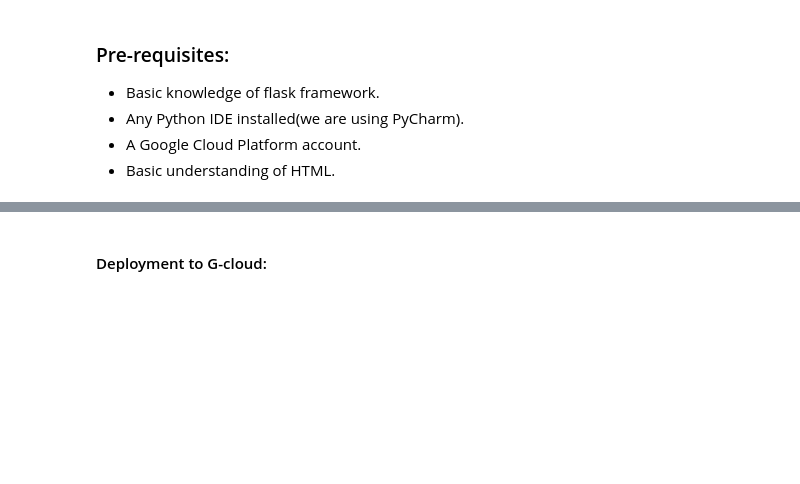
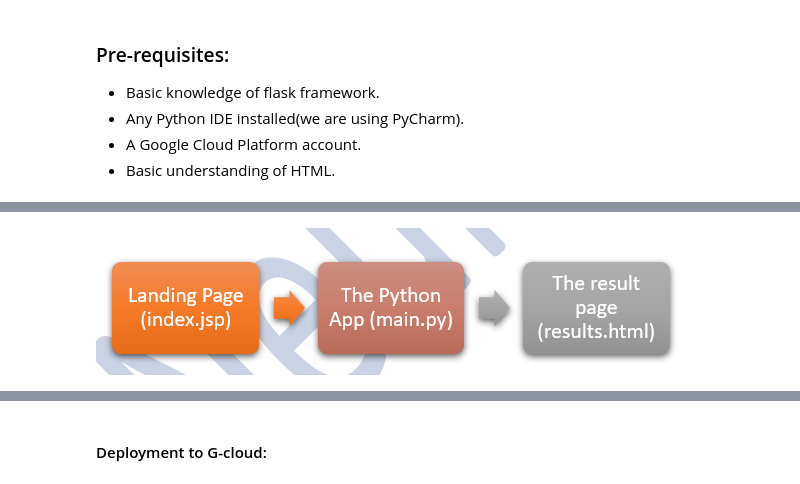
Before and after one commit to plaban1981/INEURON, a Jupyter notebook: Linear_Regression.ipynb, the cells around one changed output, grey strips where cells are left out. Cells and saved outputs as stored; diff of their text form; code cells hidden in the pictures; blank space fills up the shorter version.

```diff
--- a/Linear_Regression.ipynb
+++ b/Linear_Regression.ipynb
@@ -1429,3 +1428,7 @@ The flow of our flask app will be:
 
 Create the project structure, as shown below:
 <img src="folder_structure.PNG" width= "300">
+# %%
+Image(filename="flask_flow.PNG")
+# %% [output]
+[figure, added]
```
Also changed, not shown: parts of 11 cells of this notebook.
